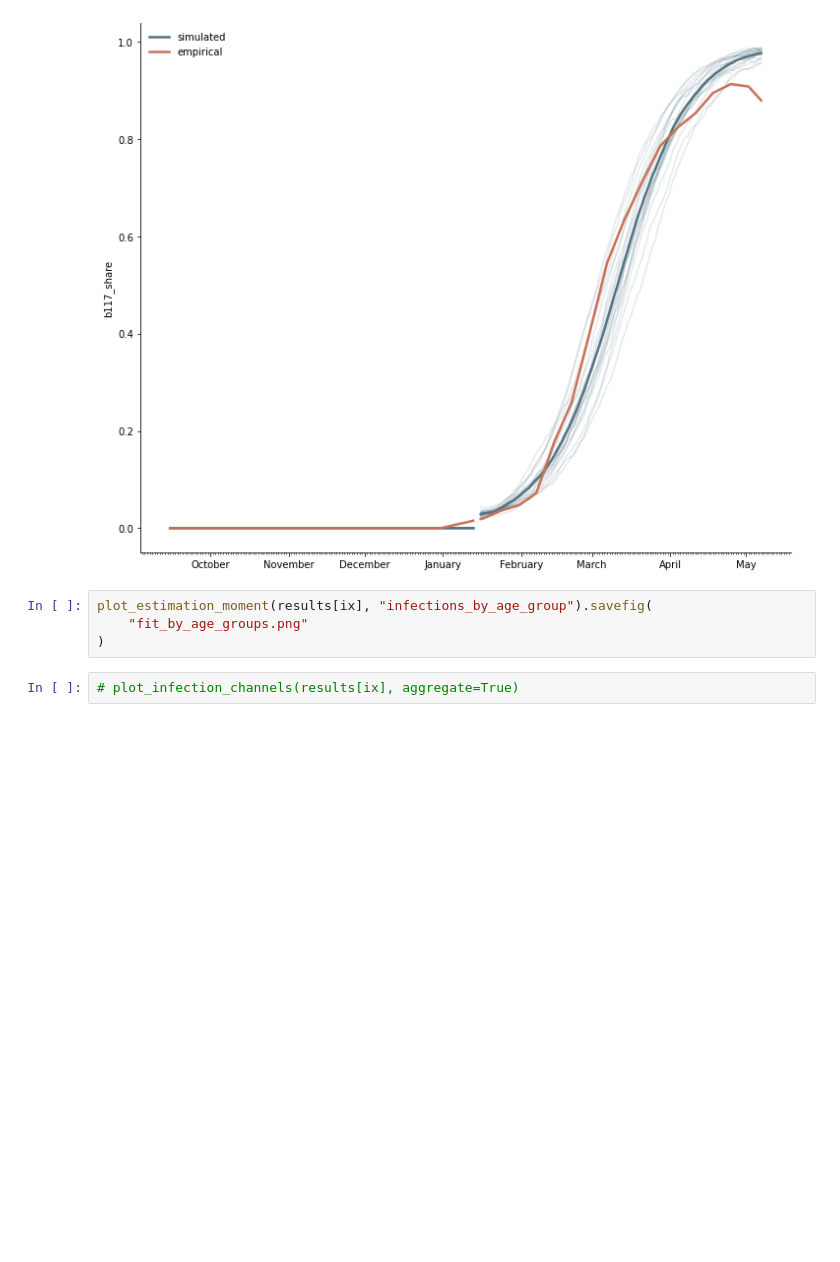
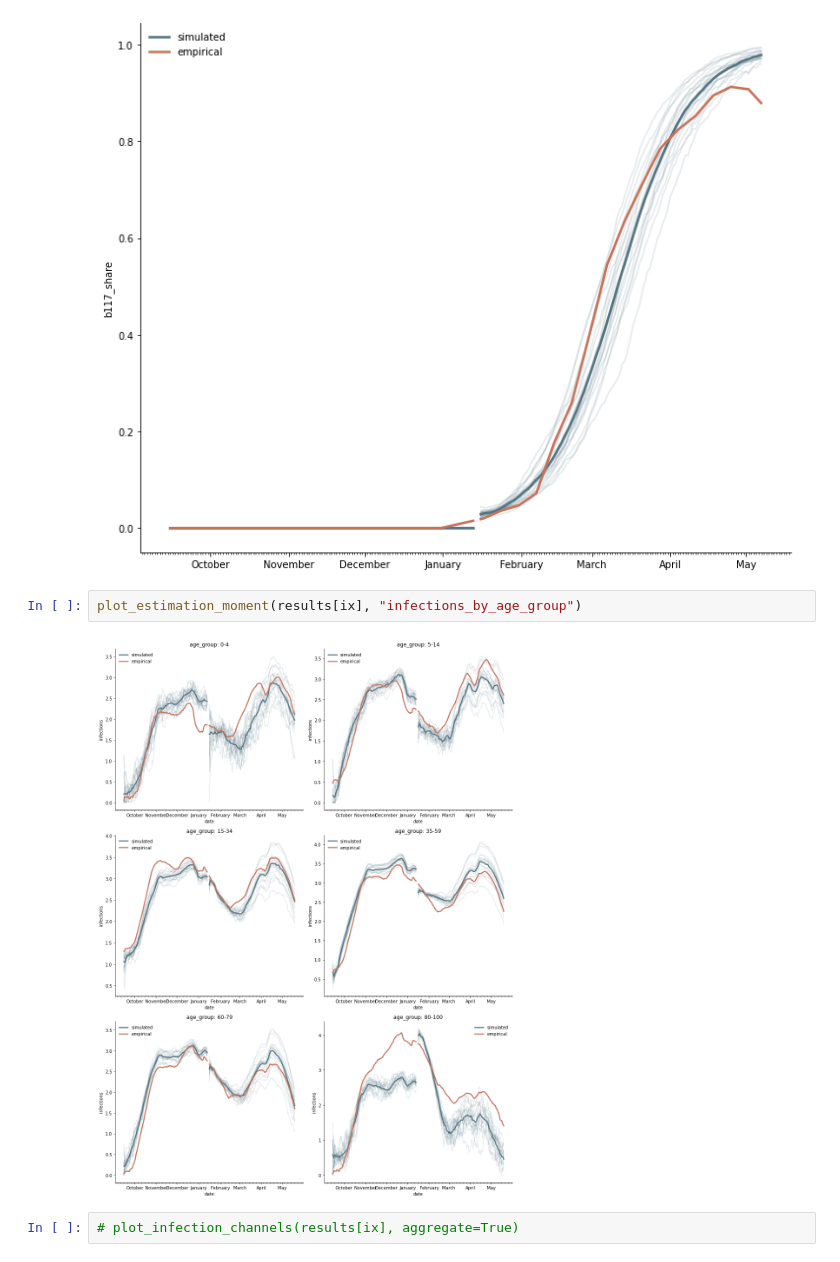
Before and after one commit to covid-19-impact-lab/sid-germany, a Jupyter notebook: src/exploration/janos_simulation_notebook.ipynb, the cells around one changed output. Saved outputs shown, nothing was run; the diff lists cells and outputs as text; blank space fills up the shorter version.

```diff
--- a/src/exploration/janos_simulation_notebook.ipynb
+++ b/src/exploration/janos_simulation_notebook.ipynb
@@ -150,9 +150,9 @@ plot_estimation_moment(results[ix], "aggregated_b117_share")
 # %% [output]
 [figure]
 # %%
-plot_estimation_moment(results[ix], "infections_by_age_group").savefig(
-    "fit_by_age_groups.png"
-)
+plot_estimation_moment(results[ix], "infections_by_age_group")
+# %% [output]
+[figure, added]
 # %%
 # plot_infection_channels(results[ix], aggregate=True)
 # %%
```
Also changed, not shown: parts of 3 cells of this notebook, 2 other files.
